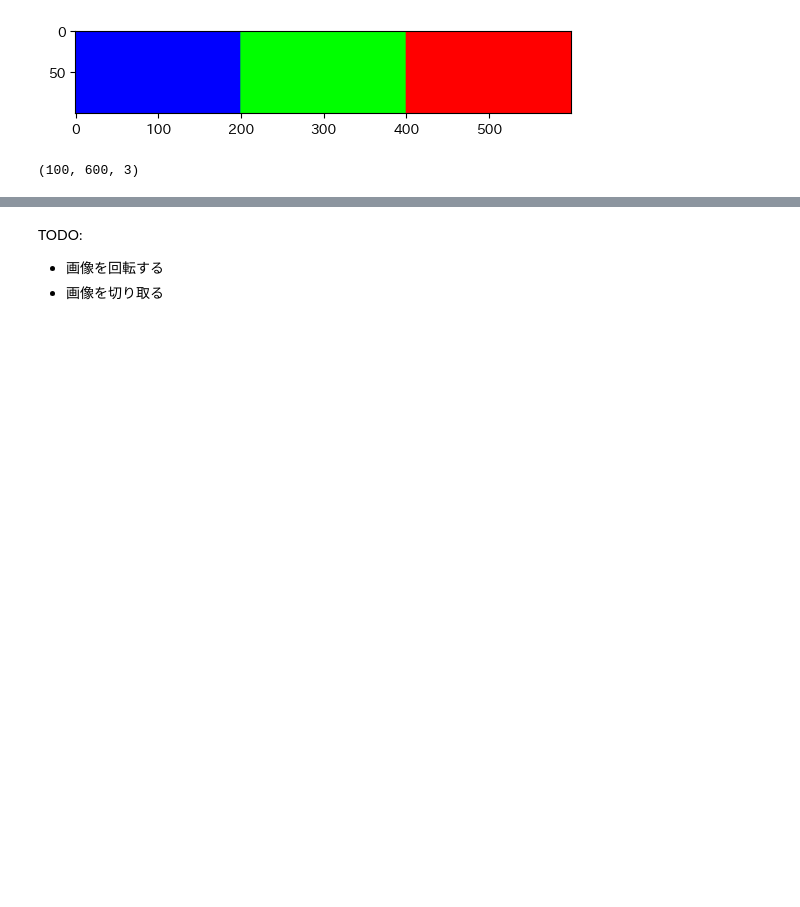
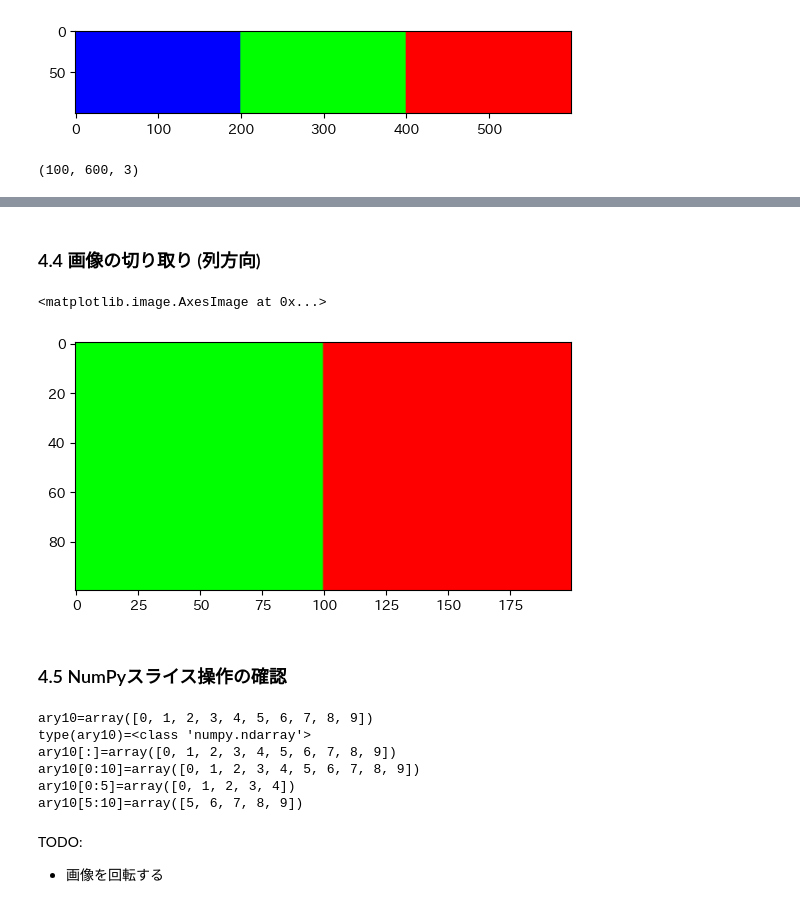
Before and after one commit to Takayoshi-Matsuyama/image_processing, a Jupyter notebook: hello_world_OpenCV.ipynb, the cells around one changed output, grey strips where cells are left out. Drawn from its saved outputs; the diff is of its cells as text; code cells hidden in the pictures; blank space fills up the shorter version.

```diff
--- a/hello_world_OpenCV.ipynb
+++ b/hello_world_OpenCV.ipynb
@@ -178,4 +151,34 @@ array([[[255,   0,   0],
+# %% [markdown]
+### 4.4 画像の切り取り (列方向)
+# %%
+import numpy as np
+import cv2 as cv
+import matplotlib.pyplot as plt
+
+# インデックス300ピクセル目から499ピクセル目までを切り取る (終点は含まない)
+cropped_image_1 = concatenated_image_axis1[:, 300:500]
+plt.imshow(cv.cvtColor(cropped_image_1, cv.COLOR_BGR2RGB))
+# %% [output]
+<matplotlib.image.AxesImage at 0x...>
+[figure, added]
+# %% [markdown]
+### 4.5 NumPyスライス操作の確認
+# %%
+import numpy as np
+ary10 = np.arange(10)
+print(f"{ary10=}")
+print(f"{type(ary10)=}")
+print(f"{ary10[:]=}")
+print(f"{ary10[0:10]=}")  # インデックス0から9までの10個の要素を切り取る (終点は含まない)
+print(f"{ary10[0:5]=}")   # インデックス0から4までの5個の要素を切り取る (終点は含まない)
+print(f"{ary10[5:10]=}")  # インデックス5から9までの5個の要素を切り取る (終点は含まない)
+# %% [output]
+ary10=array([0, 1, 2, 3, 4, 5, 6, 7, 8, 9])
+type(ary10)=<class 'numpy.ndarray'>
+ary10[:]=array([0, 1, 2, 3, 4, 5, 6, 7, 8, 9])
+ary10[0:10]=array([0, 1, 2, 3, 4, 5, 6, 7, 8, 9])
+ary10[0:5]=array([0, 1, 2, 3, 4])
+ary10[5:10]=array([5, 6, 7, 8, 9])
 # %% [markdown]
 TODO:
 * 画像を回転する
-* 画像を切り取る
```
Also changed, not shown: parts of 4 cells of this notebook.
